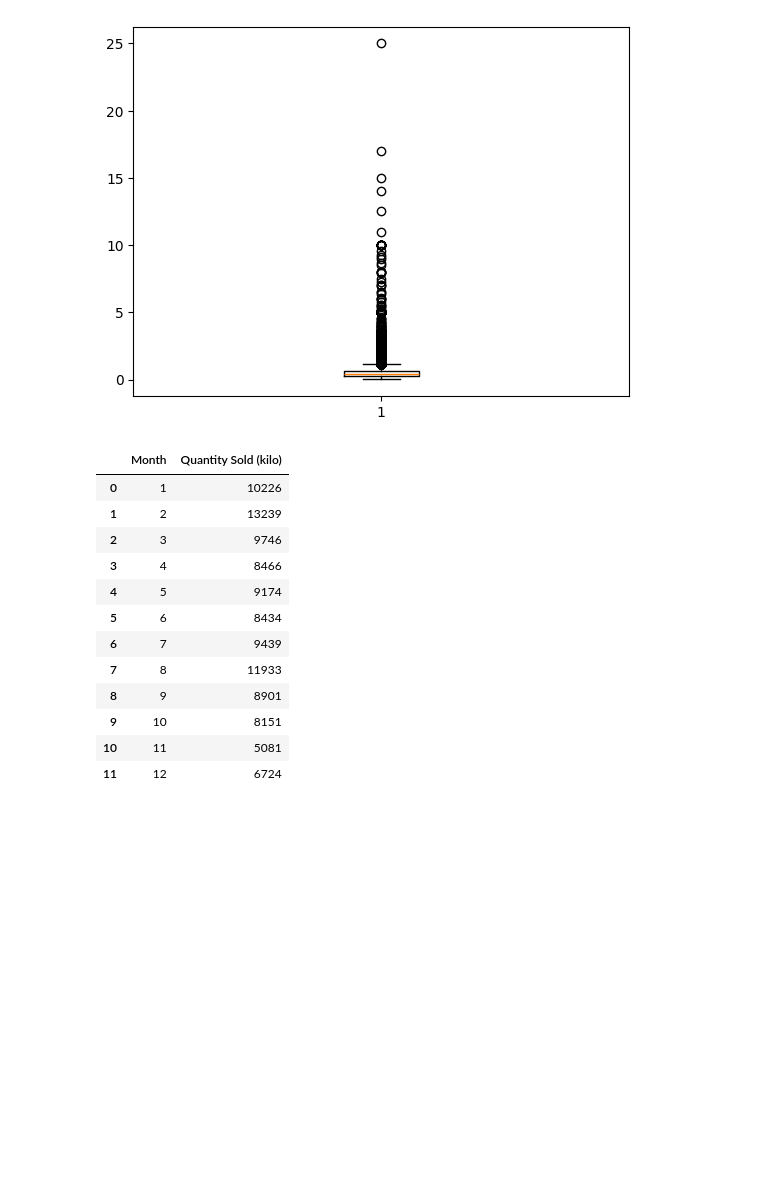
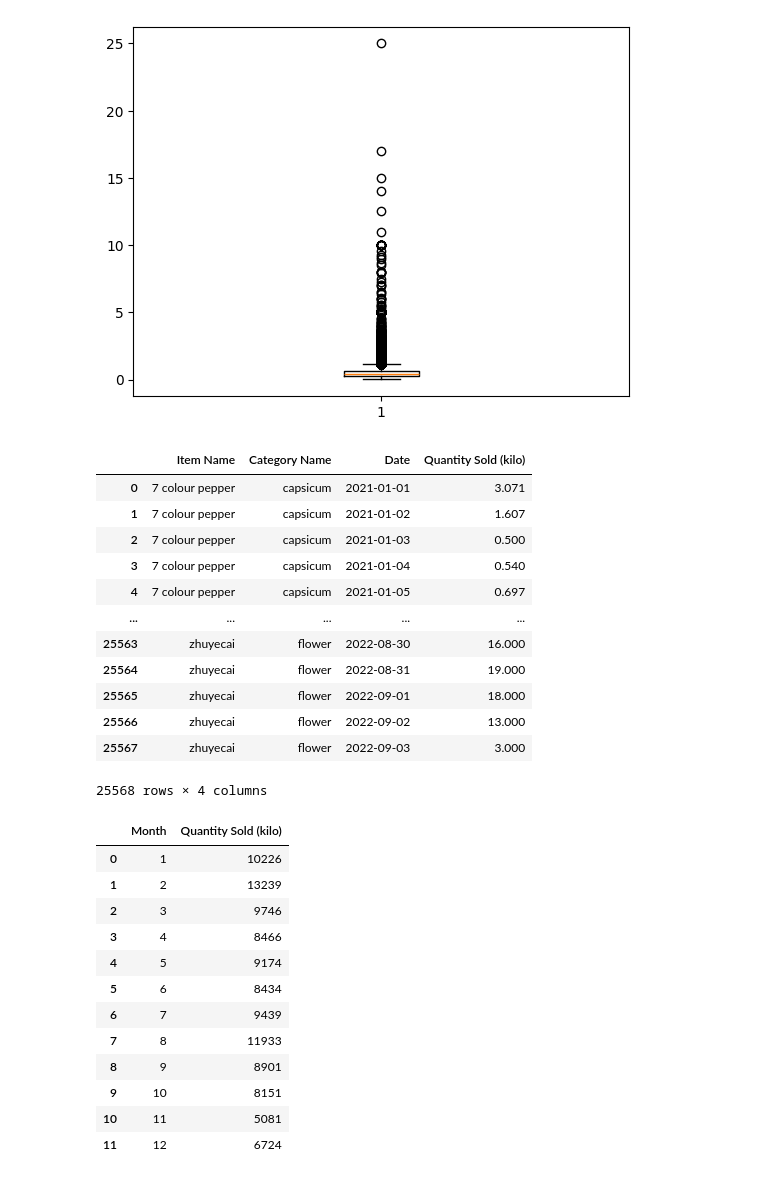
Before and after one commit to RumethSandinu/Project-connexa, a Jupyter notebook: Naveen/preprocessing.ipynb, the cells around one changed output. Drawn from its saved outputs; the diff is of its cells as text; code cells hidden in the pictures; blank space fills up the shorter version.

Commit message:
get the sum of the most Quantity Sold (kilo) of the day

```diff
--- a/Naveen/preprocessing.ipynb
+++ b/Naveen/preprocessing.ipynb
@@ -173,6 +173,25 @@ plt.boxplot(df['Quantity Sold (kilo)'])
  'fliers': [<matplotlib.lines.Line2D at 0x...>],
  'means': []}
 [figure]
+# %%
+# Sum of the most sales of the day
+df['Date'] = pd.to_datetime(df['Date'])
+daily_sum = df.groupby(['Item Name','Category Name','Date'])['Quantity Sold (kilo)'].sum().reset_index()
+daily_sum
+# %% [output]
+|  | Item Name | Category Name | Date | Quantity Sold (kilo) |
+| 0 | 7 colour pepper | capsicum | 2021-01-01 | 3.071 |
+| 1 | 7 colour pepper | capsicum | 2021-01-02 | 1.607 |
+| 2 | 7 colour pepper | capsicum | 2021-01-03 | 0.500 |
+| 3 | 7 colour pepper | capsicum | 2021-01-04 | 0.540 |
+| 4 | 7 colour pepper | capsicum | 2021-01-05 | 0.697 |
+| ... | ... | ... | ... | ... |
+| 25563 | zhuyecai | flower | 2022-08-30 | 16.000 |
+| 25564 | zhuyecai | flower | 2022-08-31 | 19.000 |
+| 25565 | zhuyecai | flower | 2022-09-01 | 18.000 |
+| 25566 | zhuyecai | flower | 2022-09-02 | 13.000 |
+| 25567 | zhuyecai | flower | 2022-09-03 | 3.000 |
+25568 rows × 4 columns
 # %%
 # Monthly sales Quantity Sold (kilo) in 2021
 sales_data_2021 = df_2021.groupby(df_2021['Date'].dt.month)['Quantity Sold (kilo)'].sum().reset_index().rename(columns = {"Date" : "Month"}).round(0).astype('int')
```
Also changed, not shown: parts of 2 cells of this notebook.
